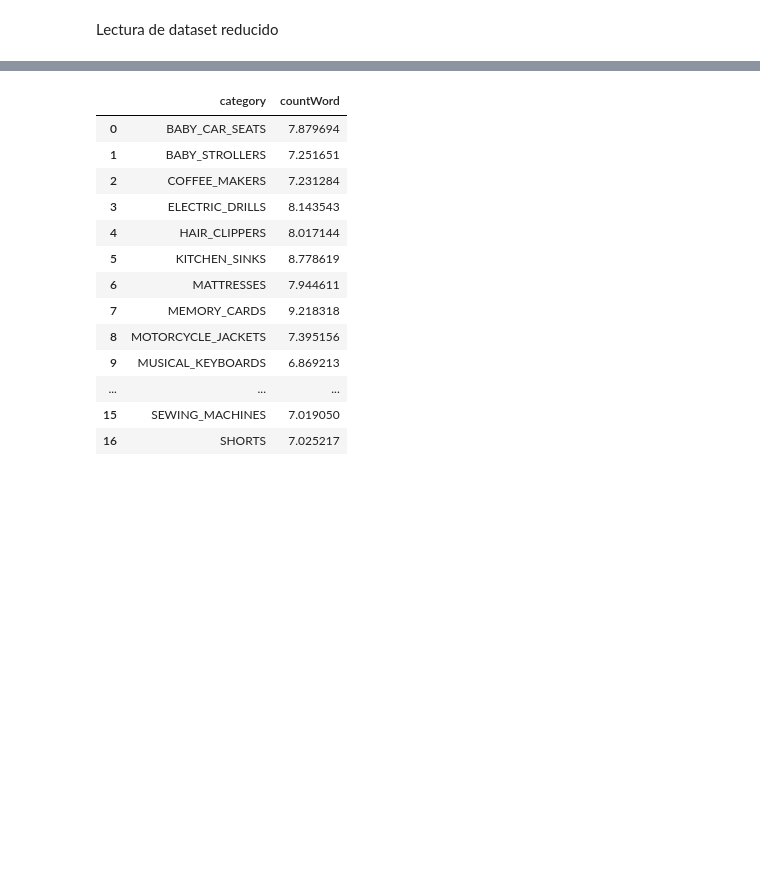
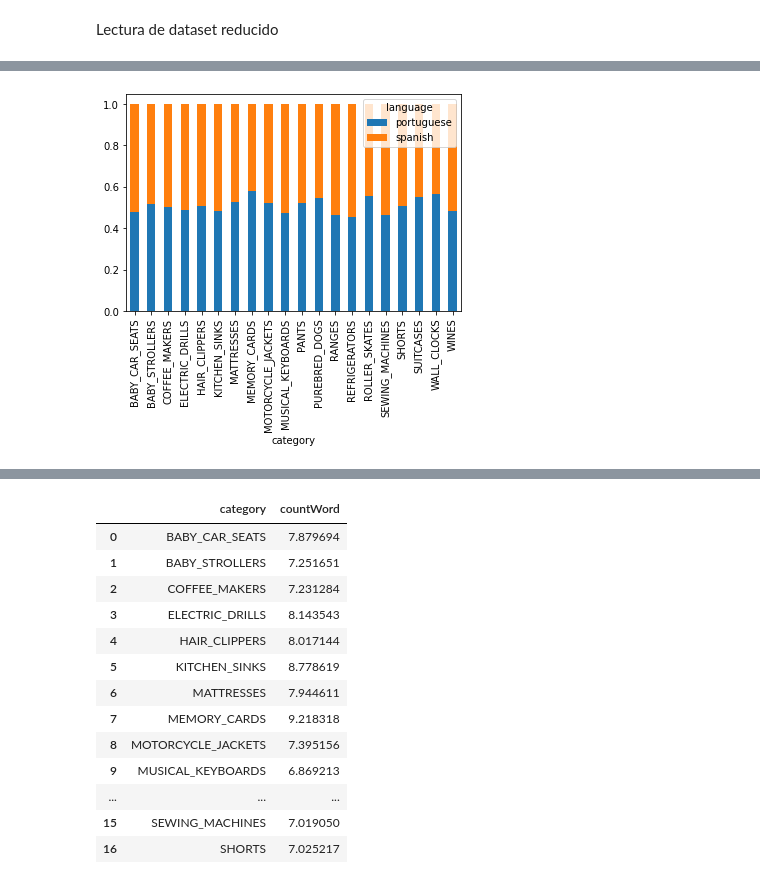
Before and after one commit to mgobbi289/DiploDatos, a Jupyter notebook: Mentoria/01-Analisis_y_Visualizacion.ipynb, the cells around one changed output, grey strips where cells are left out. Drawn from its saved outputs; the diff is of its cells as text; code cells hidden in the pictures; blank space fills up the shorter version.

```diff
--- a/Mentoria/01-Analisis_y_Visualizacion.ipynb
+++ b/Mentoria/01-Analisis_y_Visualizacion.ipynb
@@ -128,0 +46,2 @@ g = sns.catplot(x="PercentLanguage", y="category",
+# %%
+df_dataset = pd.read_csv('DataSet/dataset.csv')
@@ -128,0 +216,7 @@ g = sns.catplot(x="PercentLanguage", y="category",
+# %%
+# Visualizamos la proporción de publicaciones en cada idioma, por categoría
+df_tabla = pd.crosstab(index=df_dataset['category'], columns=df_dataset['language'], normalize='index')
+
+df_tabla.plot.bar(stacked=True);
+# %% [output]
+[figure, added]
```
Also changed, not shown: parts of 54 cells of this notebook, 1 other file.
